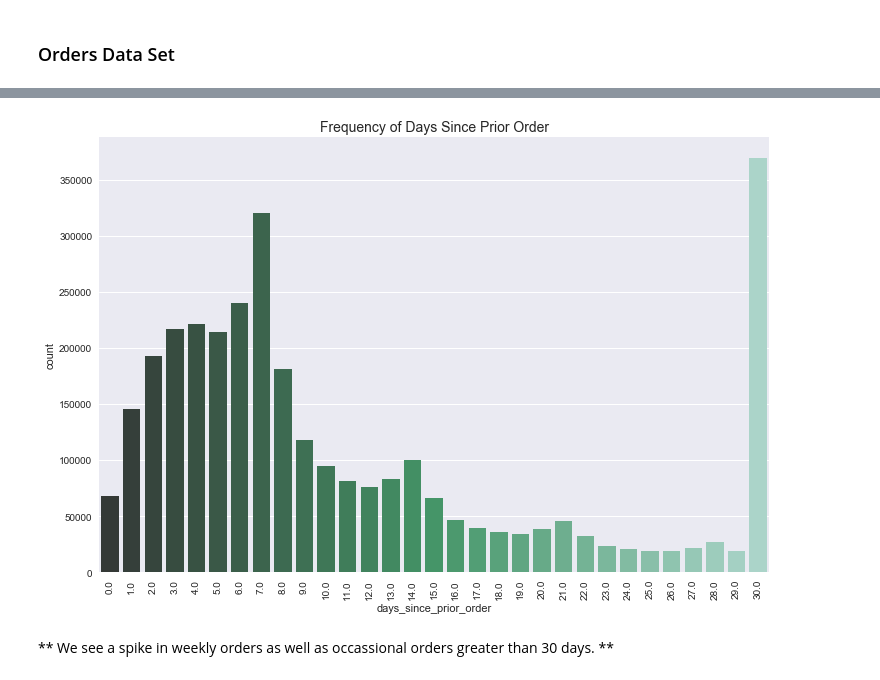
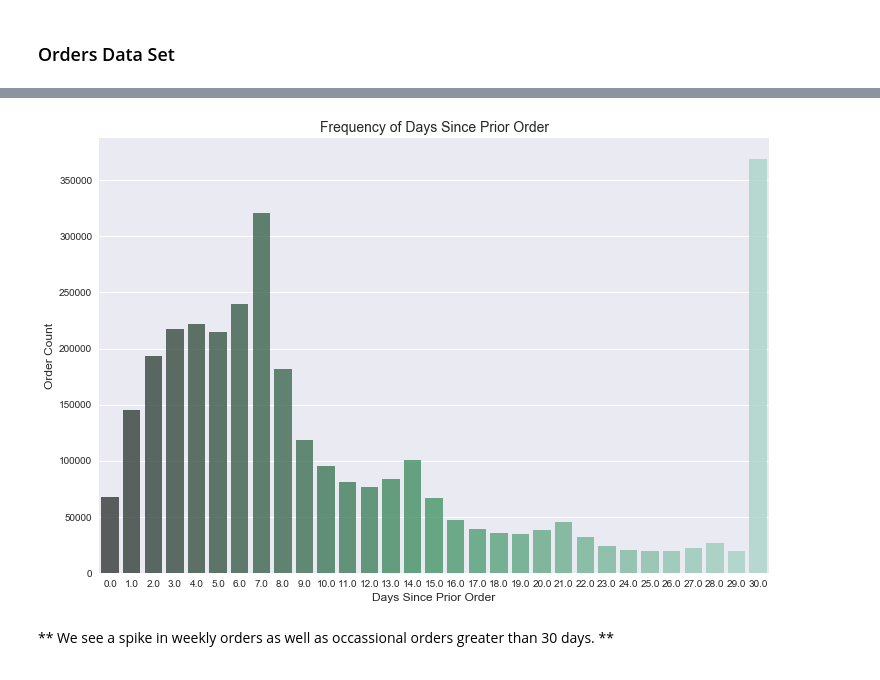
Before and after one commit to paliramuk/market-basket-analysis, a Jupyter notebook: EDA.ipynb, the cells around one changed output, grey strips where cells are left out. Cells and saved outputs as stored; diff of their text form; code cells hidden in the pictures.

```diff
--- a/EDA.ipynb
+++ b/EDA.ipynb
@@ -95,12 +151,13 @@ plt.show()
 # %%
-# Days since last order
+# Avg days since last order
 plt.figure(figsize=(12,8))
-sns.countplot(orders_df.days_since_prior_order, palette='BuGn_d')
-plt.xticks(rotation='vertical')
+sns.countplot(orders_df.days_since_prior_order, palette='BuGn_d', alpha=0.8)
 plt.title('Frequency of Days Since Prior Order', fontsize=14)
+plt.ylabel('Order Count', fontsize=12)
+plt.xlabel('Days Since Prior Order', fontsize=12)
 plt.show()
 # %% [output]
-[figure, old version]
+[figure, new version]
 # %% [markdown]
 ** We see a spike in weekly orders as well as occassional orders greater than 30 days. **
 # %% [markdown]
```
Also changed, not shown: parts of 31 cells of this notebook, 5 other files.
